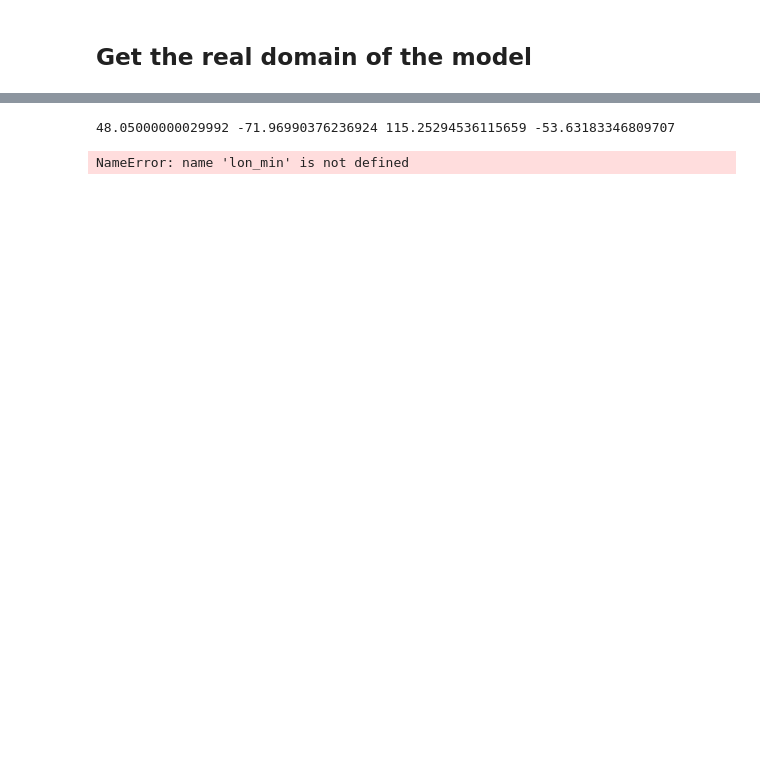
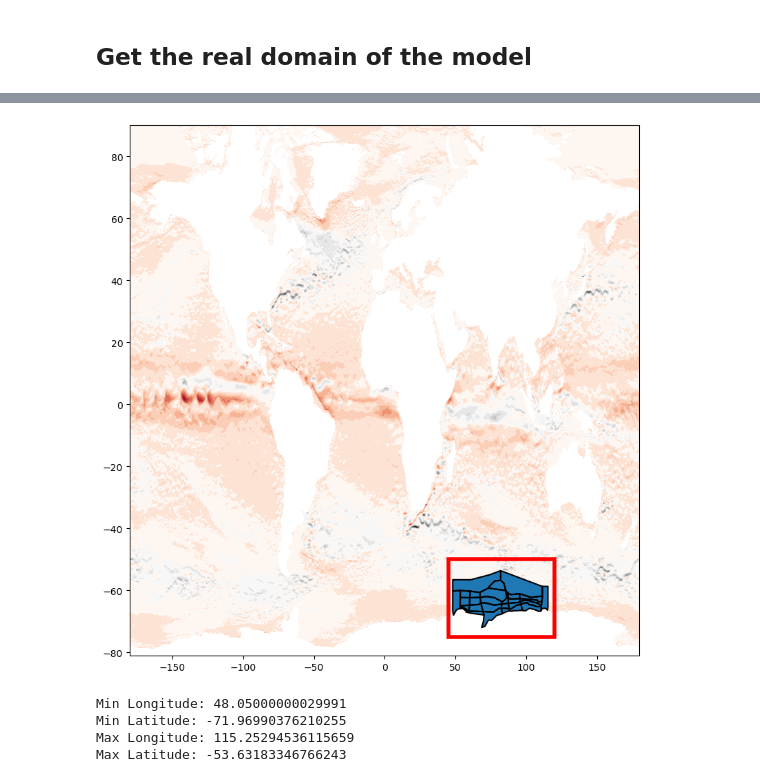
Before and after one commit to jporobicg/Tool_kitchen, a Jupyter notebook: Get_grids.ipynb, the cells around one changed output, grey strips where cells are left out. Saved outputs shown, nothing was run; the diff lists cells and outputs as text; code cells hidden in the pictures; blank space fills up the shorter version.

```diff
--- a/Get_grids.ipynb
+++ b/Get_grids.ipynb
@@ -102,27 +88,44 @@ array(-279.9)
-# %%
-## from the original netcdf file find the position of the lat and lon that match the lat and lon of the model
-# Define the latitude and longitude ranges to select
-# Get the maximum and minimum latitude and longitude values from the shapefile
-min_lon, min_lat, max_lon, max_lat = df.total_bounds
-#new_lon = np.where(lon < 0, lon - np.abs(np.min(ds.xu_ocean)) , lon)
-print(min_lon, min_lat, max_lon, max_lat)
-max_lon=max_lon-np.abs(lon_min)
-min_lon=min_lon-np.abs(lon_min)
-print(min_lon, min_lat, max_lon, max_lat)
-
-lat_range = slice(min_lat, max_lat)
-lon_range = slice(min_lon, max_lon)
-# Select the subset of the data using sel
-subset = ds.sel(yu_ocean=lat_range, xu_ocean=lon_range)
-u = subset['u'].isel(time=0, st_ocean=0)
-sub_lat = subset['yu_ocean']
-sub_lon = subset['xu_ocean']
-# Plot the data using pcolormesh
-fig, ax = plt.subplots(figsize=(12, 8))
-u.plot(ax=ax, cmap='Blues', vmin=-0.5, vmax=0.5)
-ax.set_title('u at 0m depth')
-ax.set_xlabel('Longitude')
-ax.set_ylabel('Latitude')
-# %% [output]
-48.05000000029992 -71.96990376236924 115.25294536115659 -53.63183346809707
-NameError: name 'lon_min' is not defined
+# %%
+# change the longitude of the shapefile to be between 0 and 360
+temp_lon = np.where(lon < 180, lon + 360, lon)
+new_lon = np.where(temp_lon > 180, temp_lon - 360, temp_lon)
+# Get the sorted indices of the new_lon array
+sorted_indices = np.argsort(new_lon)
+
+# Create a new array for the sorted longitudes and the corresponding u values
+new_lon_sorted = new_lon[sorted_indices]
+u_sorted = u[:, sorted_indices]
+#u_sorted = u[:, sorted_indices]
+# new mesh
+new_lon_mesh, lat_mesh = np.meshgrid(new_lon_sorted, lat)
+
+# Create a figure with the new projection
+fig, ax = plt.subplots(figsize=(10, 10))
+# Plot the new u component
+ax.contourf(new_lon_mesh, lat_mesh, u_sorted, 20, cmap='RdGy')
+# Plot the shapefile
+df.plot(ax=ax)
+
+# Draw a square on top of the second subplot
+rect = Rectangle((45, -75), 75, 25, linewidth=4, edgecolor='r', facecolor='none')
+ax.add_patch(rect)
+
+
+# Extract the boundaries
+boundaries = df.boundary
+
+# Plot the points
+#fig, ax = plt.subplots()
+boundaries.plot(ax=ax, color='black')
+plt.show()
+minx, miny, maxx, maxy = df.total_bounds
+print('Min Longitude:', minx)
+print('Min Latitude:', miny)
+print('Max Longitude:', maxx)
+print('Max Latitude:', maxy)
+# %% [output]
+[figure, added]
+Min Longitude: 48.05000000029991
+Min Latitude: -71.96990376210255
+Max Longitude: 115.25294536115659
+Max Latitude: -53.63183346766243
```
Also changed, not shown: parts of 4 cells of this notebook, 12 other files.
